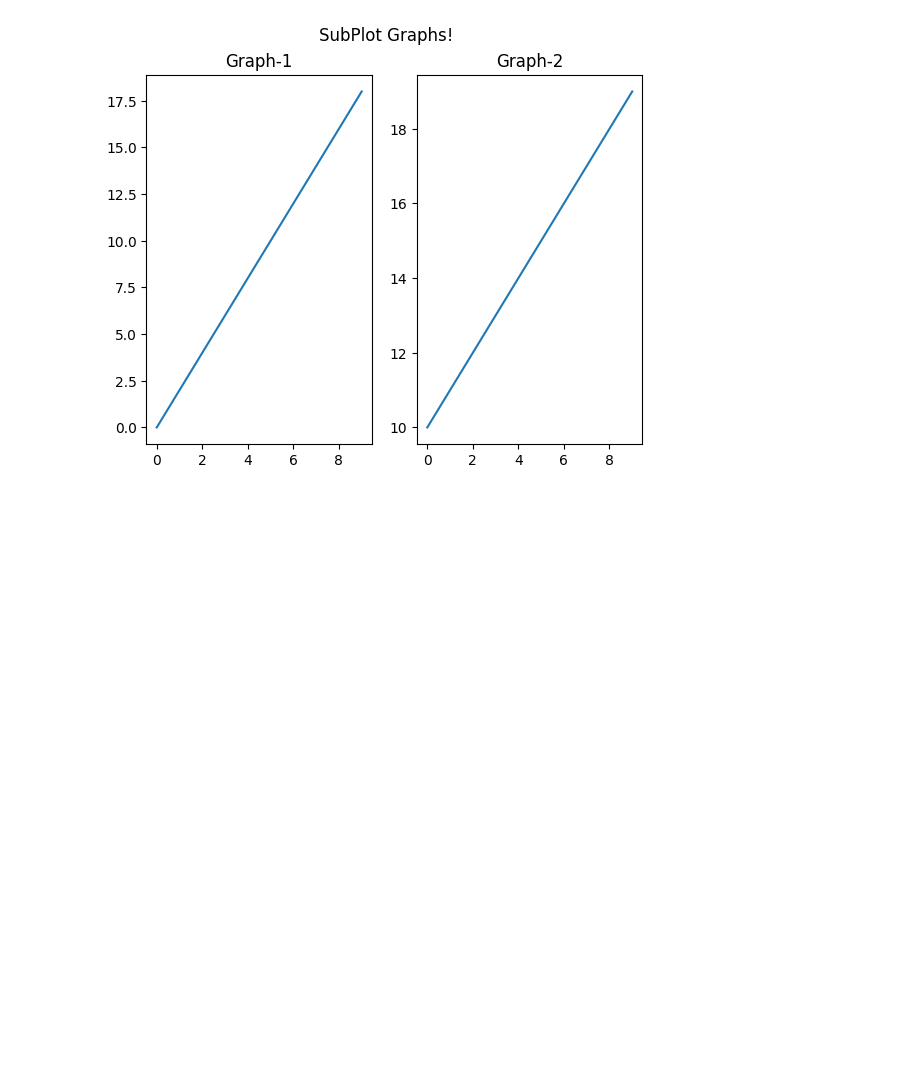
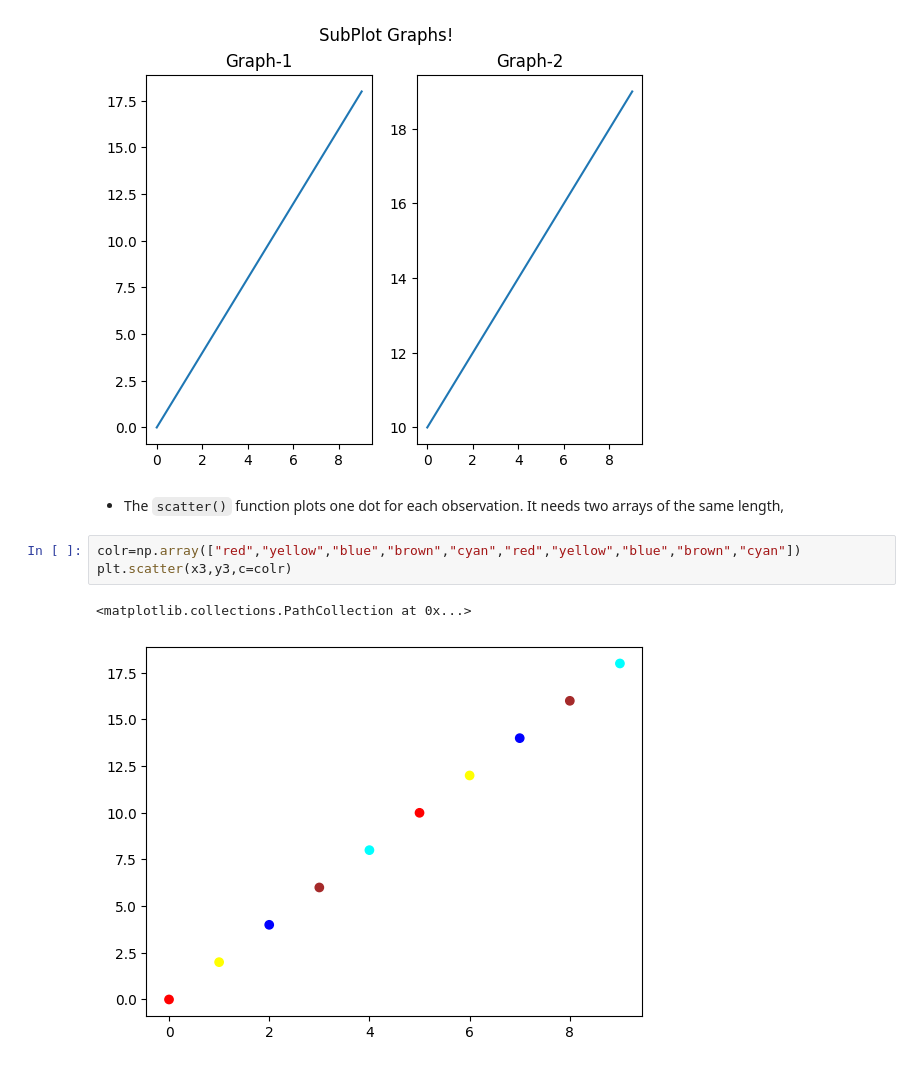
Before and after one commit to themysterysolver/PYTHON_BASICS, a Jupyter notebook: MATPLOTLIB/Matplotlib.ipynb, the cells around one changed output. Saved outputs shown, nothing was run; the diff lists cells and outputs as text; blank space fills up the shorter version.

Commit message:
FEAT:scatter()

```diff
--- a/MATPLOTLIB/Matplotlib.ipynb
+++ b/MATPLOTLIB/Matplotlib.ipynb
@@ -138,3 +138,11 @@ plt.suptitle('SubPlot Graphs!')
 plt.show()
 # %% [output]
 [figure]
+# %% [markdown]
+- The `scatter()` function plots one dot for each observation. It needs two arrays of the same length,
+# %%
+colr=np.array(["red","yellow","blue","brown","cyan","red","yellow","blue","brown","cyan"])
+plt.scatter(x3,y3,c=colr)
+# %% [output]
+<matplotlib.collections.PathCollection at 0x...>
+[figure, added]
```
Also changed, not shown: parts of 2 cells of this notebook.
